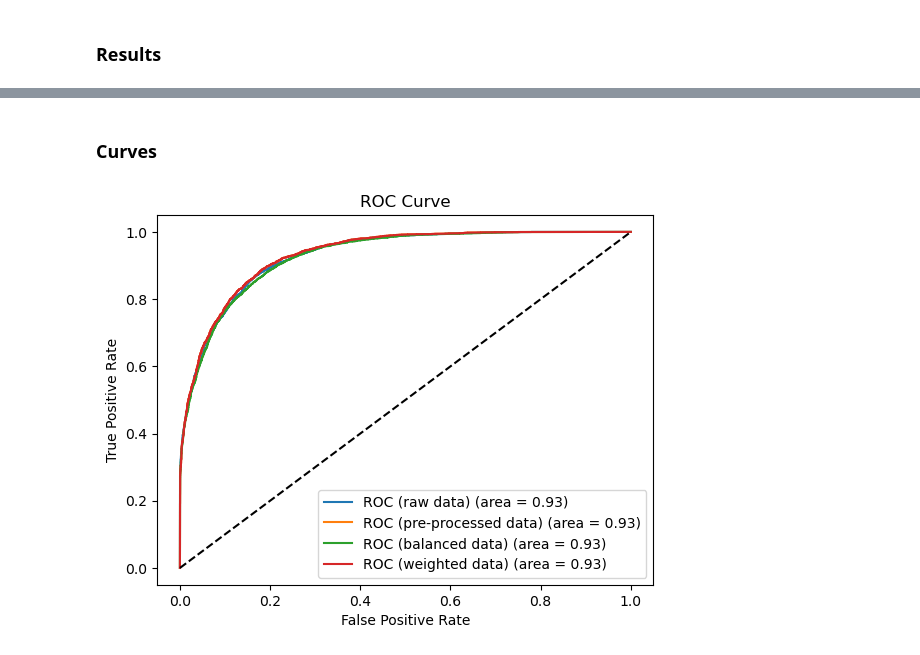
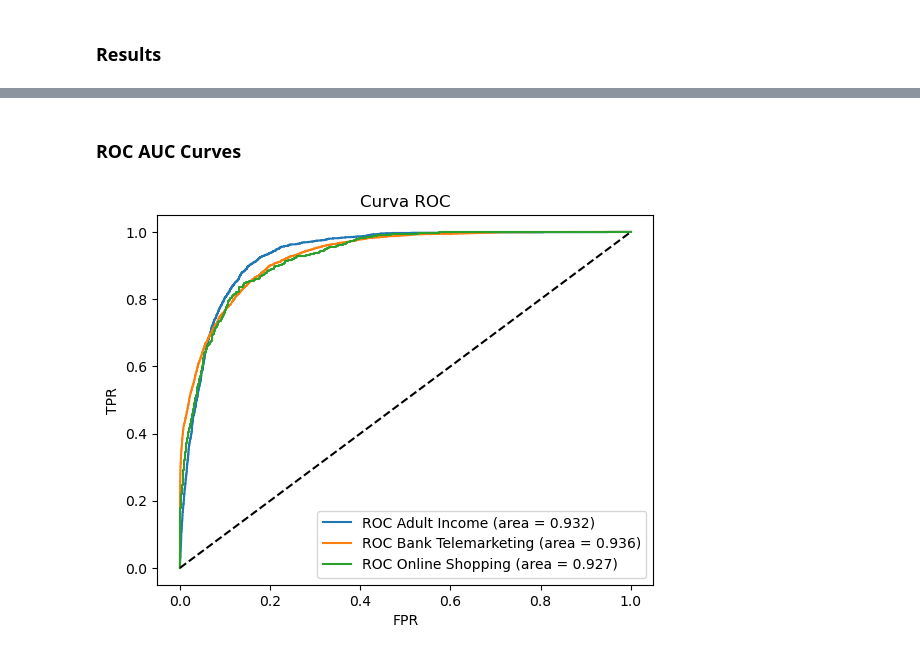
Before and after one commit to alfarrh/automl-tcc, a Jupyter notebook: src/flaml.ipynb, the cells around one changed output, grey strips where cells are left out. Cells and saved outputs as stored; diff of their text form; code cells hidden in the pictures.

Commit message:
Add models results

```diff
--- a/src/flaml.ipynb
+++ b/src/flaml.ipynb
@@ -79,2 +66,5 @@ def run_automl(X, y, settings, X_test = X_test):
 # %% [markdown]
 ### Results
+# %%
+# Pre-processed data results
+adultinc_results = run_automl(X_transformed, y_train, automl_settings, X_test_transformed, y_test, ">50K")
@@ -81,3 +96,3 @@ def run_automl(X, y, settings, X_test = X_test):
 # %%
-# Raw data results
-raw_results = run_automl(X_train, y_train, automl_settings)
+# Pre-processed data results
+online_results = run_automl(X_transformed, y_train, automl_settings, X_test_transformed, y_test)
@@ -83,0 +107,11 @@ raw_results = run_automl(X_train, y_train, automl_settings)
+# %%
+# Raw data
+X, y = read_data(PATHS["BANK_MARKETING"], "y", sep=';')
+
+X_train, X_test, y_train, y_test = train_test_split(
+        X, y, test_size=0.3, random_state=42)
+
+# Pre-processed data
+pipeline = make_pipeline(X_train)
+X_transformed = pipeline.fit_transform(X_train)
+X_test_transformed = pipeline.transform(X_test)
@@ -83,0 +124,3 @@ raw_results = run_automl(X_train, y_train, automl_settings)
+# %%
+# Pre-processed data results
+bank_results = run_automl(X_transformed, y_train, automl_settings, X_test_transformed, y_test, "yes")
@@ -200,27 +220,23 @@ ROC AUC: 0.9339
 # %% [markdown]
-### Curves
+### ROC AUC Curves
 # %%
 from sklearn.metrics import roc_curve
 import matplotlib.pyplot as plt
 
-y_test_bin = (y_test == '>50K').astype(int)
-
 # Plotando a curva ROC
-fpr1, tpr1, thresholds1 = roc_curve(y_test_bin, raw_results.y_pred_proba[:, 1])
-fpr2, tpr2, thresholds2 = roc_curve(y_test_bin, pp_results.y_pred_proba[:, 1])
-fpr3, tpr3, thresholds3 = roc_curve(y_test_bin, balanced_results.y_pred_proba[:, 1])
-fpr4, tpr4, thresholds4 = roc_curve(y_test_bin, w_results.y_pred_proba[:, 1])
+fpr, tpr, thresholds = roc_curve(adultinc_results.y_test_bin, adultinc_results.y_pred_proba[:, 1])
+fpr2, tpr2, thresholds2 = roc_curve(bank_results.y_test_bin, bank_results.y_pred_proba[:, 1])
+fpr3, tpr3, thresholds3 = roc_curve(online_results.y_test_bin, online_results.y_pred_proba[:, 1])
 
 plt.figure()
-plt.plot(fpr1, tpr1, label=f'ROC (raw data) (area = {raw_results.roc_auc:.2f})')
-plt.plot(fpr2, tpr2, label=f'ROC (pre-processed data) (area = {pp_results.roc_auc:.2f})')
-plt.plot(fpr3, tpr3, label=f'ROC (balanced data) (area = {balanced_results.roc_auc:.2f})')
-plt.plot(fpr4, tpr4, label=f'ROC (weighted data) (area = {w_results.roc_auc:.2f})')
+plt.plot(fpr2, tpr2, label=f'ROC Adult Income (area = {adultinc_results.roc_auc:.3f})')
+plt.plot(fpr, tpr, label=f'ROC Bank Telemarketing (area = {bank_results.roc_auc:.3f})')
+plt.plot(fpr3, tpr3, label=f'ROC Online Shopping (area = {online_results.roc_auc:.3f})')
 plt.plot([0, 1], [0, 1], 'k--')
-plt.xlabel('False Positive Rate')
-plt.ylabel('True Positive Rate')
-plt.title('ROC Curve')
+plt.xlabel('FPR')
+plt.ylabel('TPR')
+plt.title('Curva ROC')
 plt.legend(loc="lower right")
 plt.show()
 # %% [output]
-[figure, old version]
+[figure, new version]
```
Also changed, not shown: parts of 29 cells of this notebook, 4 other files.
